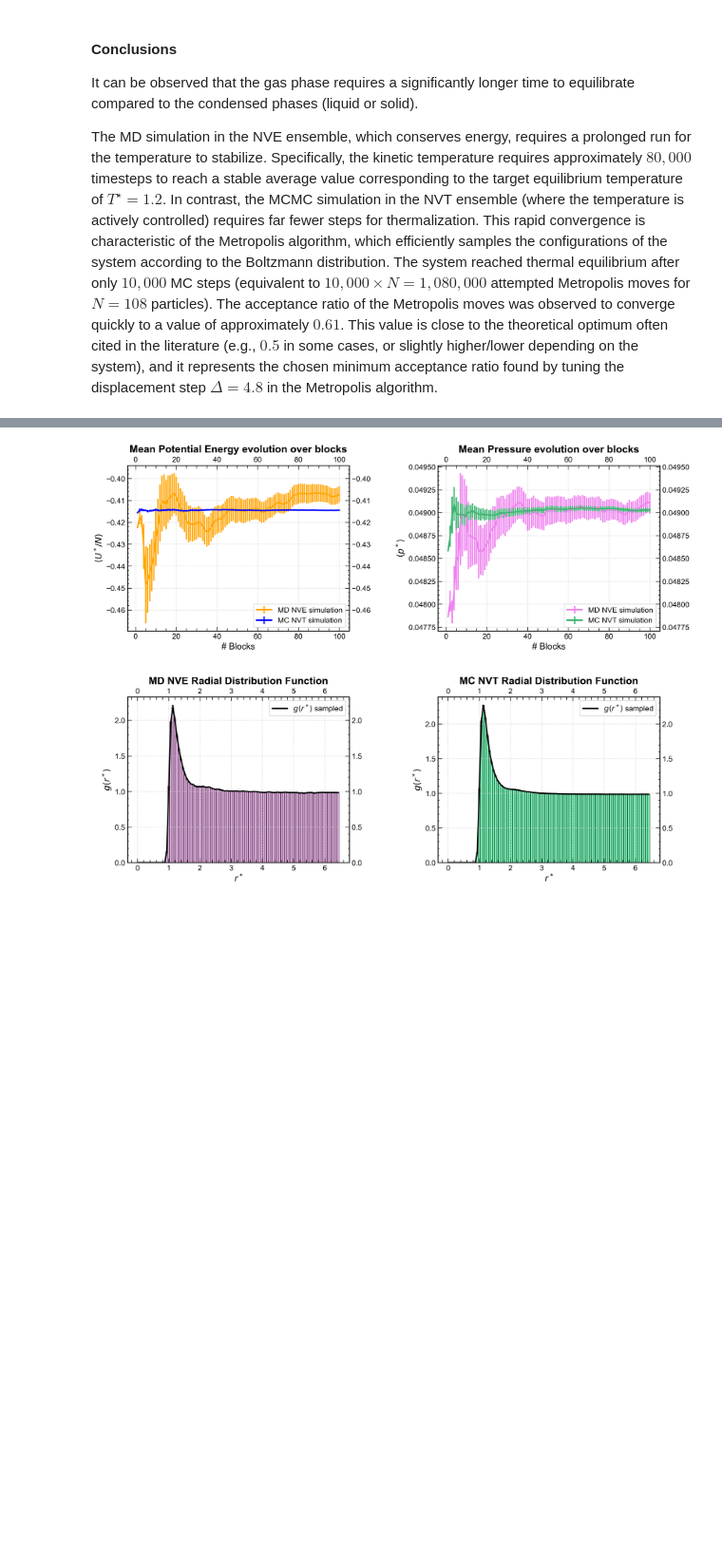
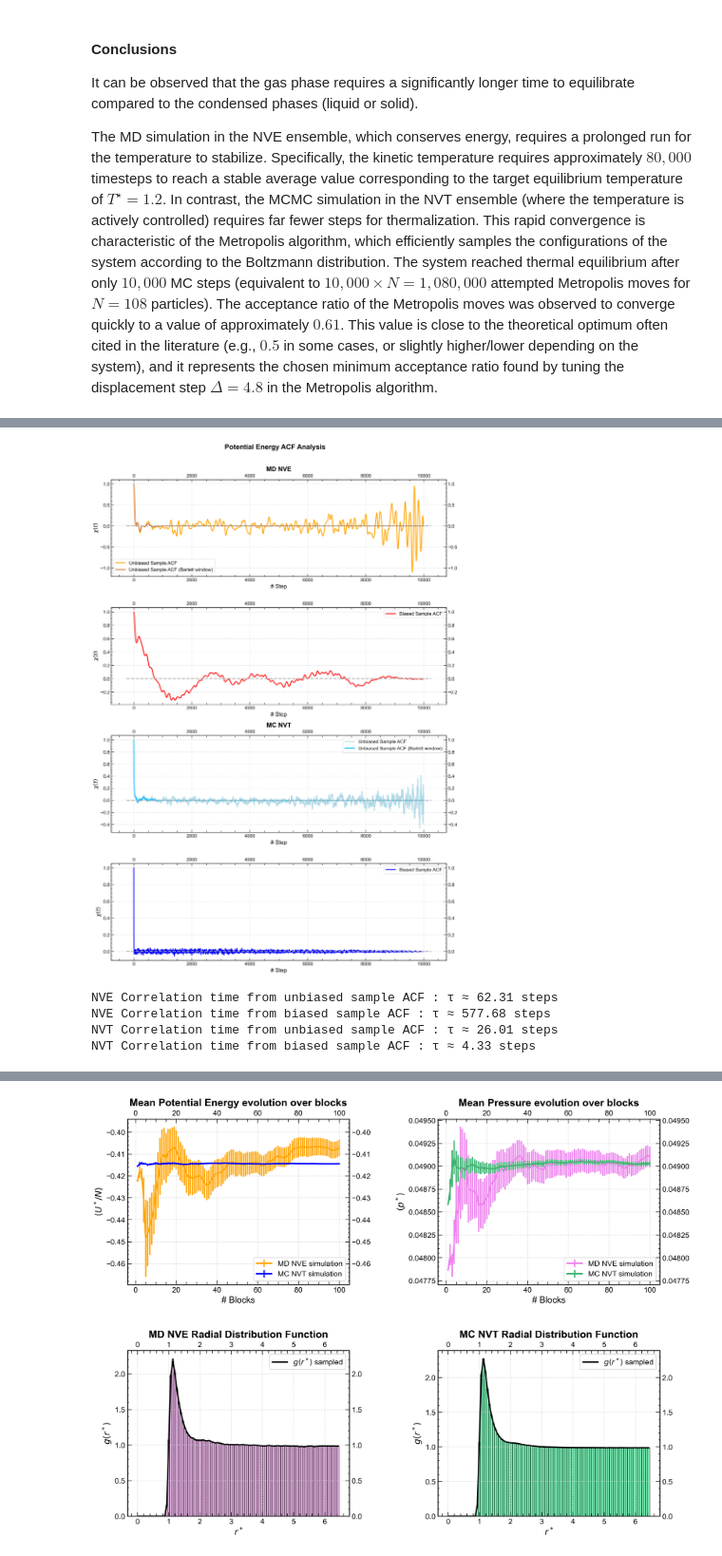
Before and after one commit to tomcnc/NSL, a Jupyter notebook: LSN_07/LSN_gas.ipynb, the cells around one changed output, grey strips where cells are left out. Shown at 95% size. Saved outputs shown, nothing was run; the diff lists cells and outputs as text; code cells hidden in the pictures; blank space fills up the shorter version.

```diff
--- a/LSN_07/LSN_gas.ipynb
+++ b/LSN_07/LSN_gas.ipynb
@@ -414,0 +276,76 @@ plt.show()
+# %%
+potential_NVE = np.loadtxt("MD_NVE/liquid/autocorrelation_run/OUTPUT/potential_energy.dat", usecols=(1), unpack=True)[:acf_step]
+potential_NVT = np.loadtxt("MC_NVT/liquid/autocorrelation_run/OUTPUT/potential_energy.dat", usecols=(1), unpack=True)[:acf_step]
+
+var_NVE = np.var(potential_NVE)
+var_NVT = np.var(potential_NVT)
+
+unbiased_acf_NVE = unbiased_acf(potential_NVE, var_NVE)
+unbiased_acf_NVT = unbiased_acf(potential_NVT, var_NVT)
+# %%
+unbiased_acf_NVE_barlett = unbiased_acf_NVE * [barlett_window(t) for t in range(acf_step)]
+unbiased_acf_NVT_barlett = unbiased_acf_NVT * [barlett_window(t) for t in range(acf_step)]
+# %%
+# Assumo che acf_step, unbiased_acf_NVE, ecc. siano stati definiti
+x = np.arange(0, acf_step)
+
+fig, axs = plt.subplots(4, 1, figsize=(12, 18))
+
+fig.suptitle("Potential Energy ACF Analysis", fontweight="bold", fontsize=16)
+
+axs[0].set_title("MD NVE")
+axs[0].plot(x, unbiased_acf_NVE, color="orange", label="Unbiased Sample ACF")
+axs[0].plot(x, unbiased_acf_NVE_barlett, color="chocolate", label="Unbiased Sample ACF (Barlett window)")
+axs[0].set_xlabel("# Step")
+axs[0].set_ylabel(r"$\chi(t)$")
+# axs[0].set_xlim(-500,10500)
+# axs[0].set_ylim(-0.5,1.2)
+axs[0].plot([-250, 10250], [0.0,0.0], color="darkgrey", linestyle="--")
+axs[0].legend()
+
+axs[1].plot(x, biased_acf_NVE, color="red", label="Biased Sample ACF")
+axs[1].set_xlabel("# Step")
+axs[1].set_ylabel(r"$\chi(t)$")
+# axs[1].set_xlim(-500,10500)
+# axs[1].set_ylim(-0.5,1.2)
+axs[1].plot([-250, 10250], [0.0,0.0], color="darkgrey", linestyle="--")
+axs[1].legend()
+
+axs[2].set_title("MC NVT")
+axs[2].plot(x, unbiased_acf_NVT, color="lightblue", label="Unbiased Sample ACF")
+axs[2].plot(x, unbiased_acf_NVT_barlett, color="deepskyblue", label="Unbiased Sample ACF (Barlett window)")
+axs[2].set_xlabel("# Step")
+axs[2].set_ylabel(r"$\chi(t)$")
+# axs[2].set_xlim(-500,10500)
+# axs[2].set_ylim(-0.5,1.2)
+axs[2].plot([-250, 10250], [0.0,0.0], color="darkgrey", linestyle="--")
+axs[2].legend()
+
+axs[3].plot(x, biased_acf_NVT, color="blue", label="Biased Sample ACF")
+axs[3].set_xlabel("# Step")
+axs[3].set_ylabel(r"$\chi(t)$")
+# axs[3].set_xlim(-500,10500)
+# axs[3].set_ylim(-0.5,1.2)
+axs[3].plot([-250, 10250], [0.0,0.0], color="darkgrey", linestyle="--")
+axs[3].legend()
+
+fig.tight_layout(rect=[0, 0.03, 1, 0.97])
+
+fig.savefig("plot/liquid/autocorrelation/autocorrelation_pot_energy.png")
+plt.show()
+
+NVE_ct_unbias = integrated_ac_time(unbiased_acf_NVE)
+NVE_ct_bias = integrated_ac_time(biased_acf_NVE)
+NVT_ct_unbias = integrated_ac_time(unbiased_acf_NVT)
+NVT_ct_bias = integrated_ac_time(biased_acf_NVT)
+
+print(f"NVE Correlation time from unbiased sample ACF : τ ≈ {NVE_ct_unbias:.2f} steps")
+print(f"NVE Correlation time from biased sample ACF : τ ≈ {NVE_ct_bias:.2f} steps")
+print(f"NVT Correlation time from unbiased sample ACF : τ ≈ {NVT_ct_unbias:.2f} steps")
+print(f"NVT Correlation time from biased sample ACF : τ ≈ {NVT_ct_bias:.2f} steps")
+# %% [output]
+[figure, added]
+NVE Correlation time from unbiased sample ACF : τ ≈ 62.31 steps
+NVE Correlation time from biased sample ACF : τ ≈ 577.68 steps
+NVT Correlation time from unbiased sample ACF : τ ≈ 26.01 steps
+NVT Correlation time from biased sample ACF : τ ≈ 4.33 steps
```
Also changed, not shown: parts of 11 cells of this notebook, 5 other files.
